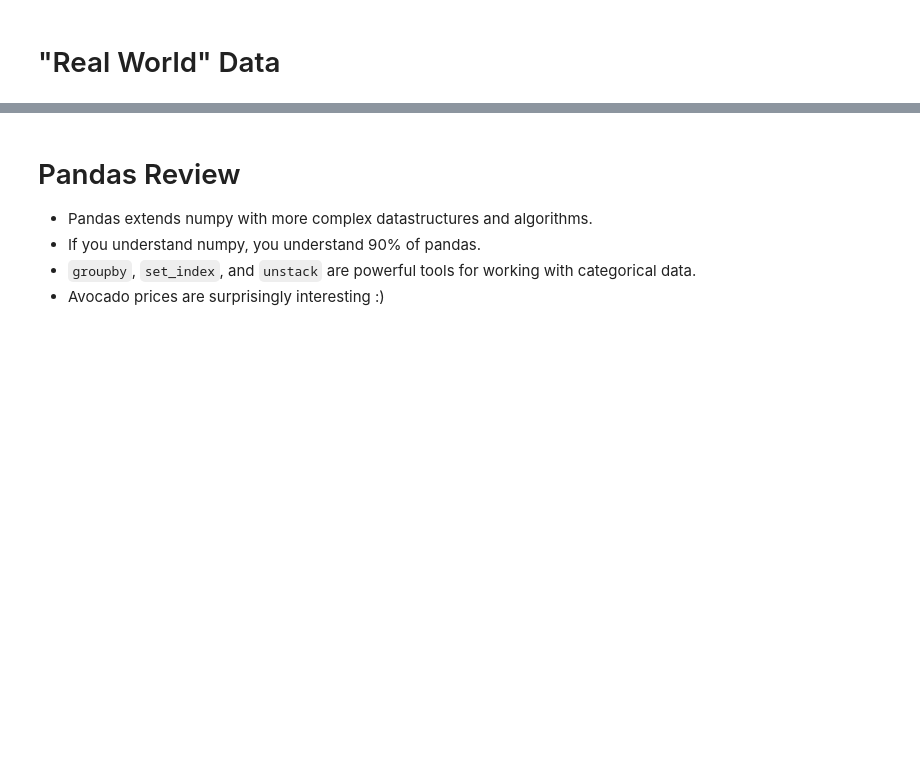
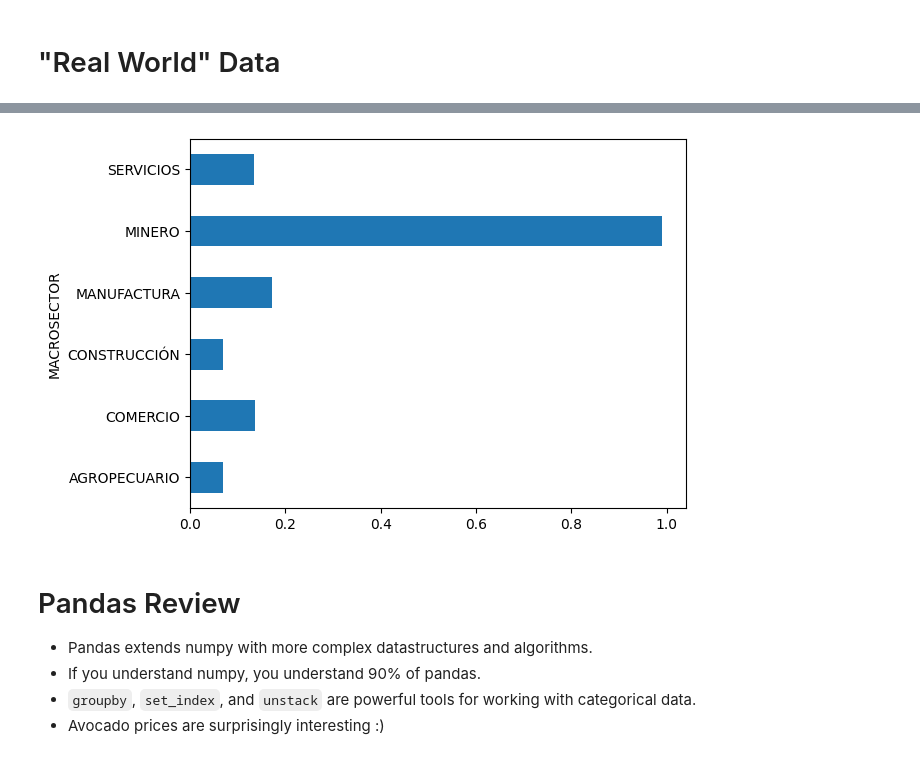
Before and after one commit to Julian-Pira18/MetNumUN2024I, a Jupyter notebook: Lab2/Lab2_GR16.ipynb, the cells around one changed output, grey strips where cells are left out. Saved outputs shown, nothing was run; the diff lists cells and outputs as text; code cells hidden in the pictures; blank space fills up the shorter version.

```diff
--- a/Lab2/Lab2_GR16.ipynb
+++ b/Lab2/Lab2_GR16.ipynb
@@ -1650,0 +1718,9 @@ ax.set_xticklabels(ax.get_xticklabels(), rotation=45);
+# %%
+# Average of income by sector
+try:
+  empresas_colombia['INGRESOS OPERACIONALES'] = empresas_colombia['INGRESOS OPERACIONALES'].str.replace('$', '', regex=True).astype(float)
+except:
+  pass
+
+average_income_by_sector = empresas_colombia.groupby(['MACROSECTOR'])['INGRESOS OPERACIONALES'].mean()
+average_income_by_sector
@@ -1651,3 +1736,7 @@ ax.set_xticklabels(ax.get_xticklabels(), rotation=45);
+# %%
+average_income_by_sector.plot.barh();
+# %% [output]
+[figure, added]
 # %% [markdown]
 # Pandas Review
 
```
Also changed, not shown: parts of 18 cells of this notebook.
